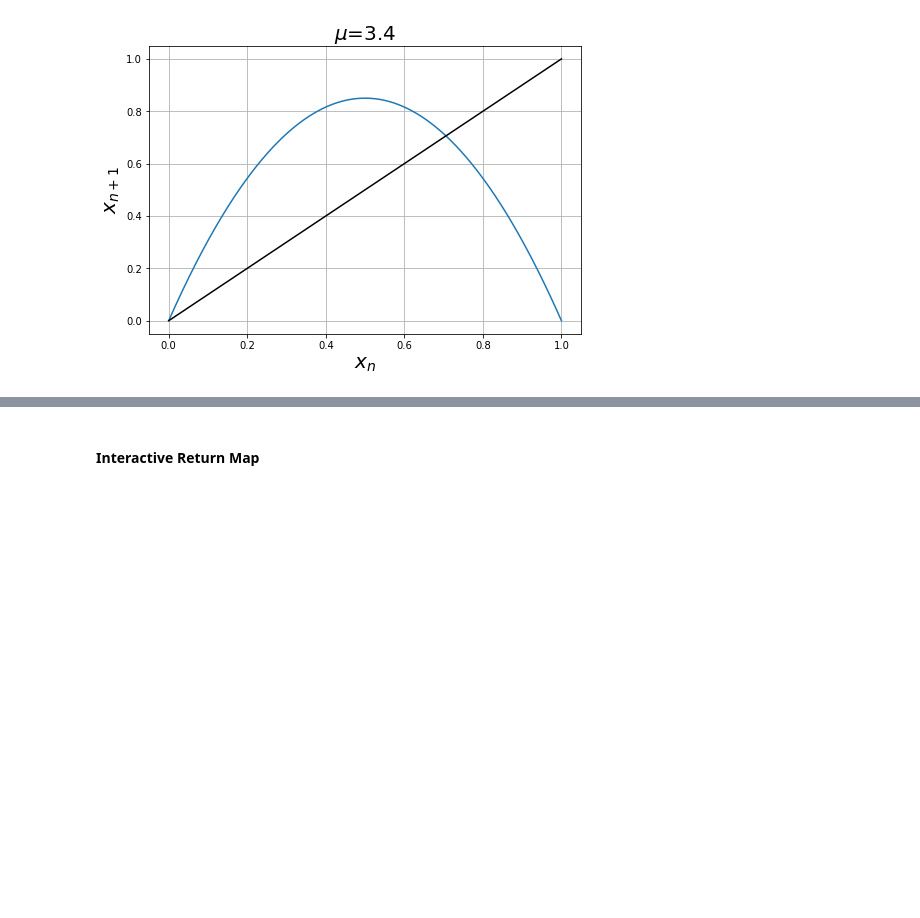
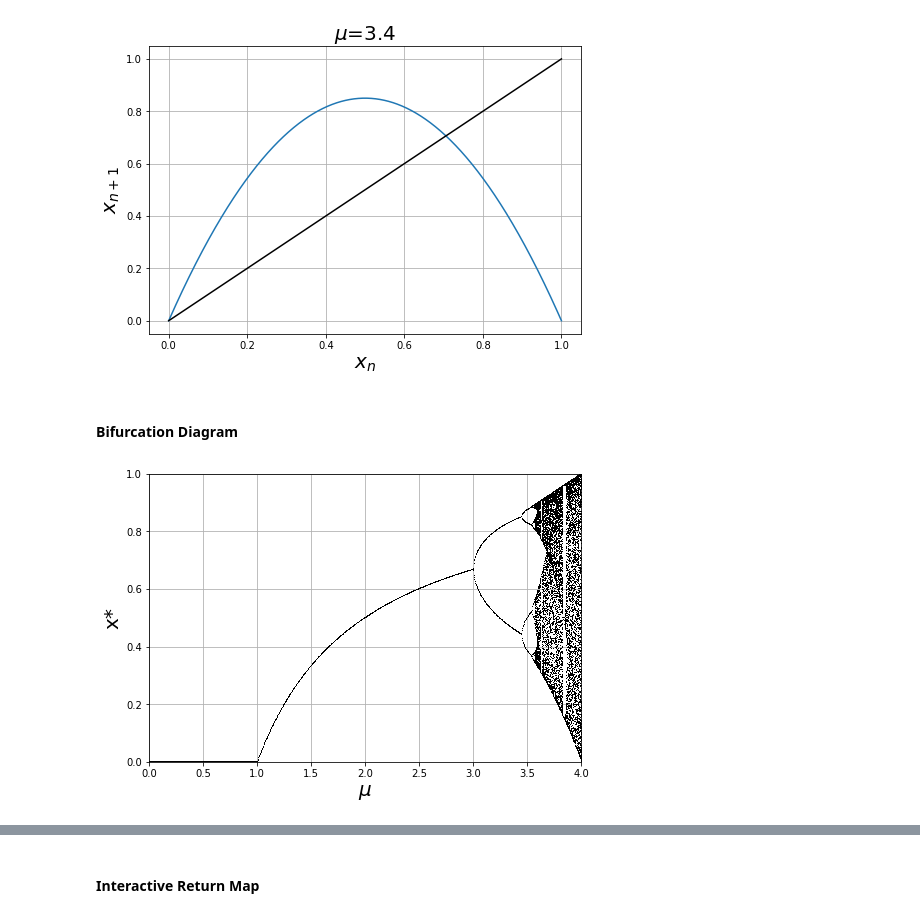
Before and after one commit to malayajac/DynamicalSystems, a Jupyter notebook: LogisticMap.ipynb, the cells around one changed output, grey strips where cells are left out. Saved outputs shown, nothing was run; the diff lists cells and outputs as text; code cells hidden in the pictures; blank space fills up the shorter version.

Commit message:
added logistic map bif diag

```diff
--- a/LogisticMap.ipynb
+++ b/LogisticMap.ipynb
@@ -31,3 +31,33 @@ ax.grid()
 plt.show()
 # %% [output]
 [figure]
+# %% [markdown]
+#### Bifurcation Diagram
+# %%
+dis = 5000
+N = 100
+# %%
+%%time
+#---
+mu_List = np.linspace(0, 4, 1001)
+#---
+fig = plt.figure()
+ax = fig.add_axes([0, 0, 1, 1])
+#---
+for mu in mu_List:
+    x_List = [np.random.random()]
+    for ii in range(1, dis+N):
+        xtemp = LogisticFn(mu, x_List[ii-1])
+        x_List.append(xtemp)
+    ax.plot([mu]*N, x_List[dis:], "k,")
+#---
+ax.set_xlim([0, 4])
+ax.set_ylim([0, 1])
+
+ax.set_xlabel("$\mu$", fontsize=20)
+ax.set_ylabel("x*", fontsize=20)
+
+ax.grid()
+plt.show()
+# %% [output]
+[figure, added]
```
Also changed, not shown: parts of 4 cells of this notebook.
